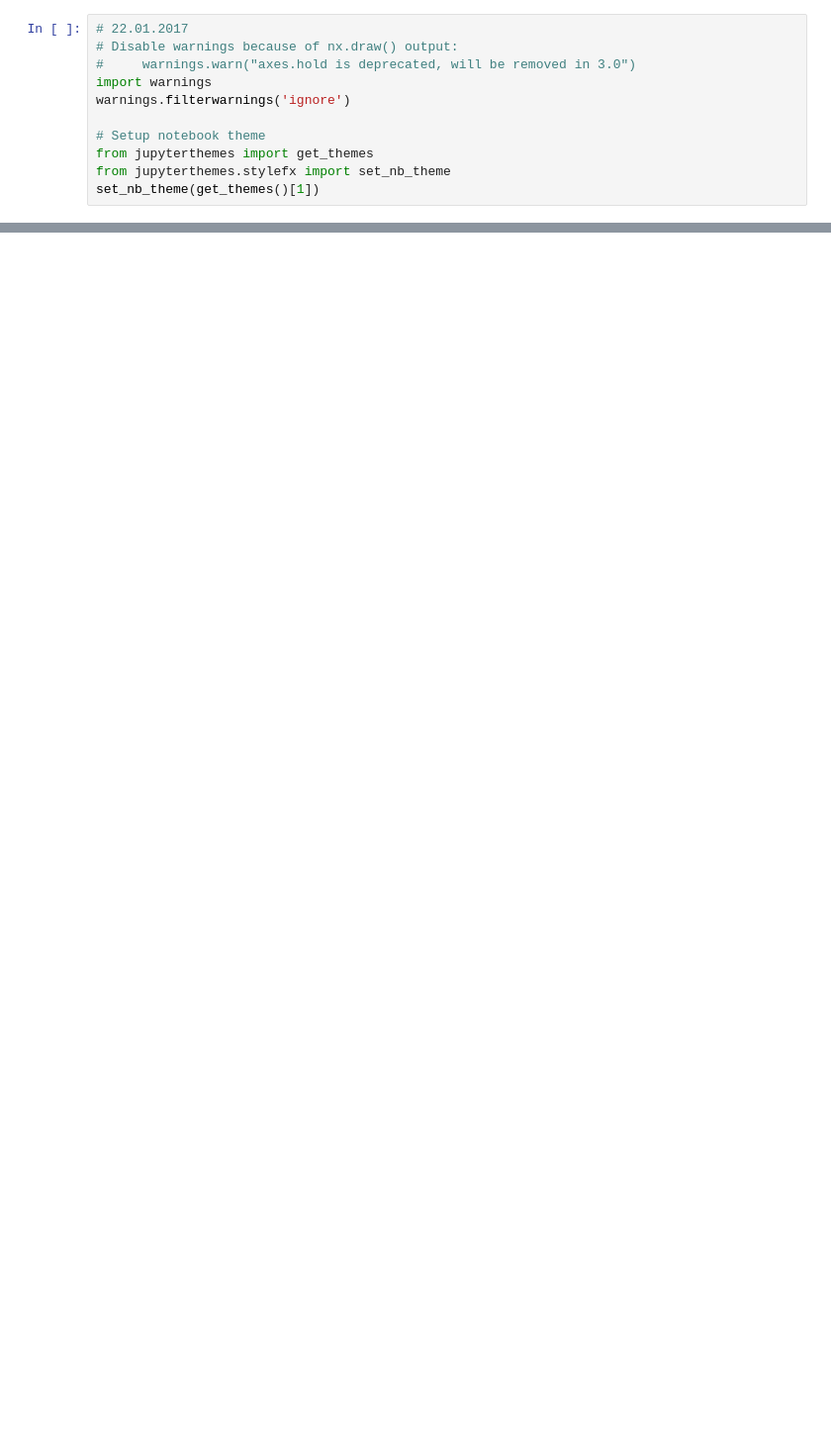
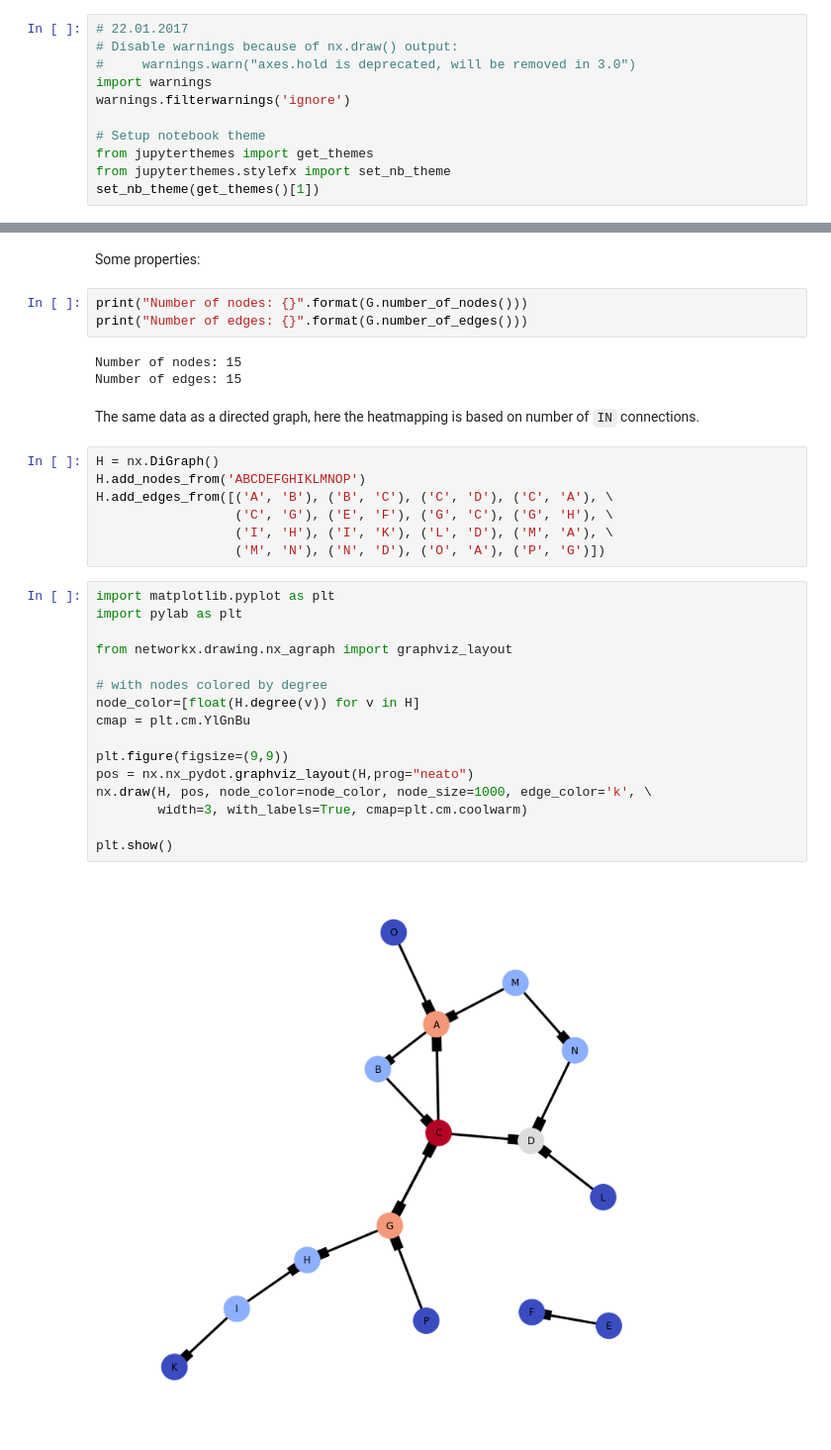
Before and after one commit to Eudoxier/cs532-s17, a Jupyter notebook: assignments/assignment_one/graph_structure/graph_structure.ipynb, the cells around one changed output, grey strips where cells are left out. Shown at 99% size. Drawn from its saved outputs; the diff is of its cells as text; blank space fills up the shorter version.

```diff
--- a/assignments/assignment_one/graph_structure/graph_structure.ipynb
+++ b/assignments/assignment_one/graph_structure/graph_structure.ipynb
@@ -129,0 +131,35 @@ plt.show()
+# %% [markdown]
+Some properties:
+# %%
+print("Number of nodes: {}".format(G.number_of_nodes()))
+print("Number of edges: {}".format(G.number_of_edges()))
+# %% [output]
+Number of nodes: 15
+Number of edges: 15
+# %% [markdown]
+The same data as a directed graph, here the heatmapping is based on number of `IN` connections.
+# %%
+H = nx.DiGraph()
+H.add_nodes_from('ABCDEFGHIKLMNOP')
+H.add_edges_from([('A', 'B'), ('B', 'C'), ('C', 'D'), ('C', 'A'), \
+                  ('C', 'G'), ('E', 'F'), ('G', 'C'), ('G', 'H'), \
+                  ('I', 'H'), ('I', 'K'), ('L', 'D'), ('M', 'A'), \
+                  ('M', 'N'), ('N', 'D'), ('O', 'A'), ('P', 'G')])
+# %%
+import matplotlib.pyplot as plt
+import pylab as plt
+
+from networkx.drawing.nx_agraph import graphviz_layout
+
+# with nodes colored by degree
+node_color=[float(H.degree(v)) for v in H]
+cmap = plt.cm.YlGnBu
+
+plt.figure(figsize=(9,9))
+pos = nx.nx_pydot.graphviz_layout(H,prog="neato")
+nx.draw(H, pos, node_color=node_color, node_size=1000, edge_color='k', \
+        width=3, with_labels=True, cmap=plt.cm.coolwarm)
+
+plt.show()
+# %% [output]
+[figure, added]
```
Also changed, not shown: parts of 6 cells of this notebook, 2 other files.
